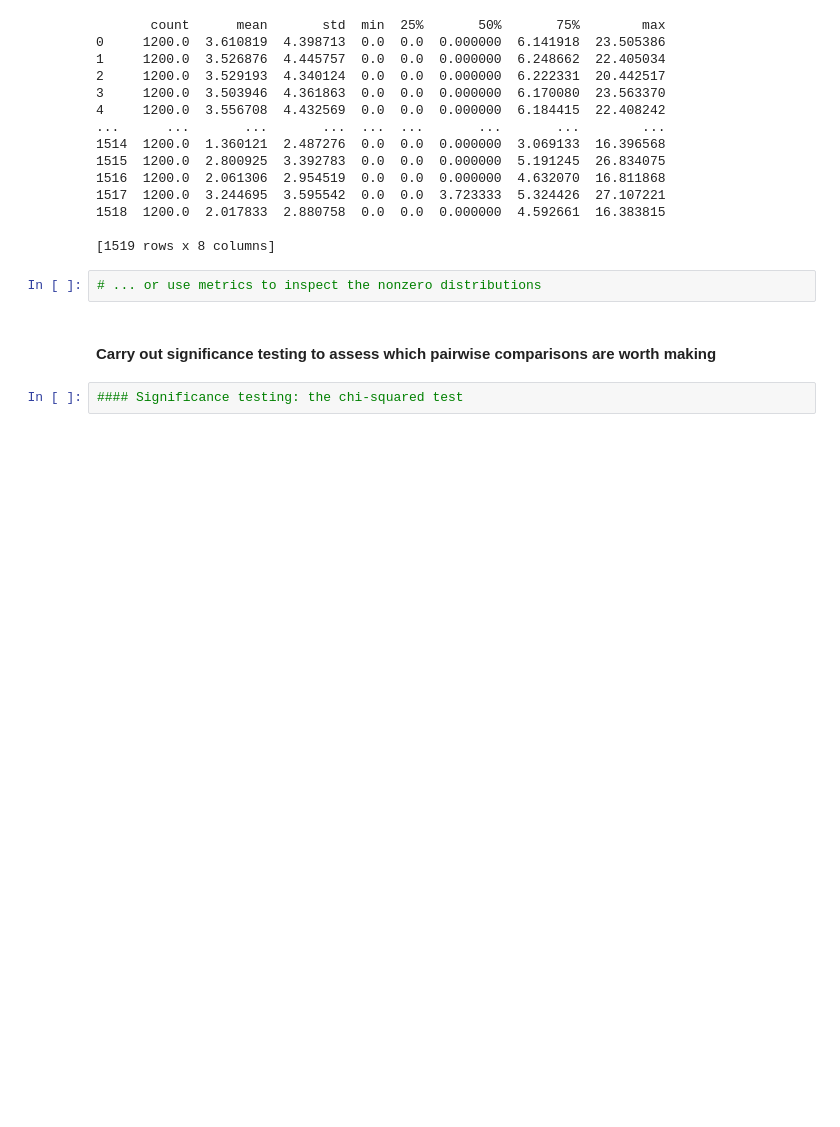
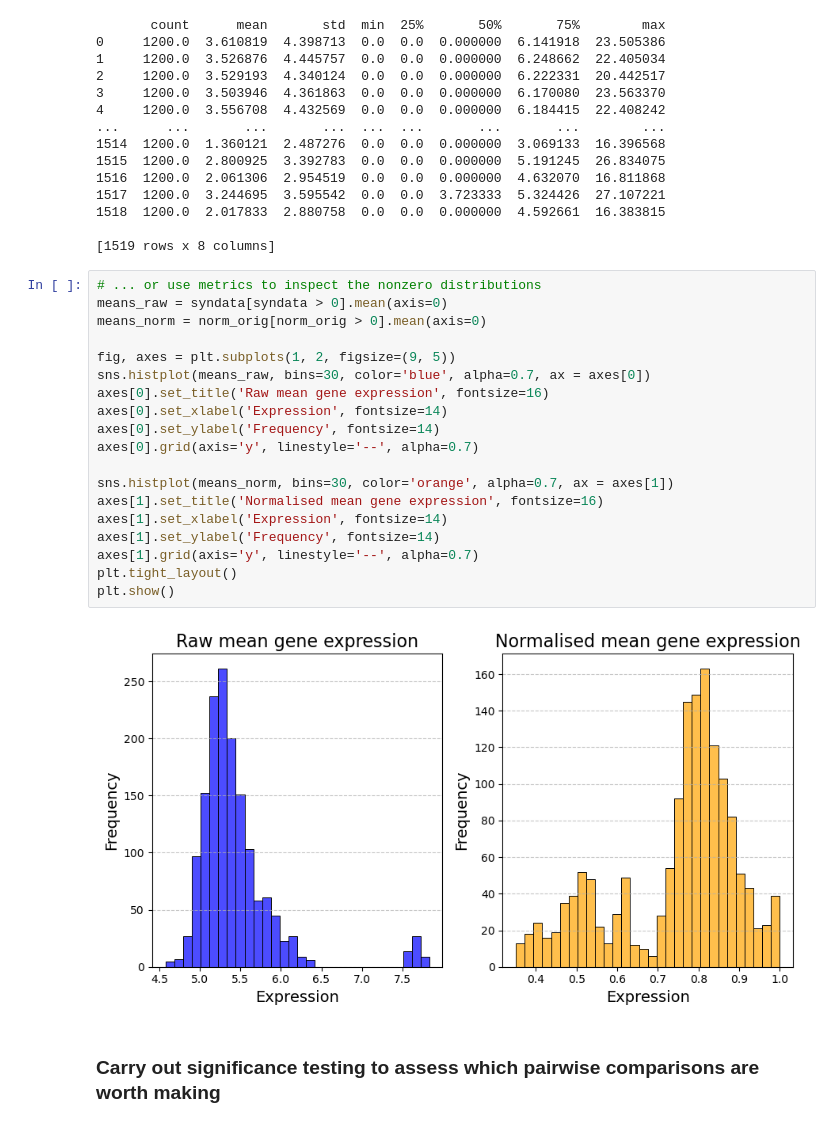
Before and after one commit to sgb67/ifw, a Jupyter notebook: bIFW_updated.ipynb, the cells around one changed output. Drawn from its saved outputs; the diff is of its cells as text; blank space fills up the shorter version.

```diff
--- a/bIFW_updated.ipynb
+++ b/bIFW_updated.ipynb
@@ -121,9 +119,26 @@ print(syndata.describe().T)
 1518  1200.0  2.017833  2.880758  0.0  0.0  0.000000  4.592661  16.383815
 
 [1519 rows x 8 columns]
-# %%
-# ... or use metrics to inspect the nonzero distributions
+# %%
+# ... or use metrics to inspect the nonzero distributions
+means_raw = syndata[syndata > 0].mean(axis=0)
+means_norm = norm_orig[norm_orig > 0].mean(axis=0)
+
+fig, axes = plt.subplots(1, 2, figsize=(9, 5))
+sns.histplot(means_raw, bins=30, color='blue', alpha=0.7, ax = axes[0])
+axes[0].set_title('Raw mean gene expression', fontsize=16)
+axes[0].set_xlabel('Expression', fontsize=14)
+axes[0].set_ylabel('Frequency', fontsize=14)
+axes[0].grid(axis='y', linestyle='--', alpha=0.7)
+
+sns.histplot(means_norm, bins=30, color='orange', alpha=0.7, ax = axes[1])
+axes[1].set_title('Normalised mean gene expression', fontsize=16)
+axes[1].set_xlabel('Expression', fontsize=14)
+axes[1].set_ylabel('Frequency', fontsize=14)
+axes[1].grid(axis='y', linestyle='--', alpha=0.7)
+plt.tight_layout()
+plt.show()
+# %% [output]
+[figure, added]
 # %% [markdown]
-#### Carry out significance testing to assess which pairwise comparisons are worth making
+### Carry out significance testing to assess which pairwise comparisons are worth making
-# %%
-#### Significance testing: the chi-squared test
```
Also changed, not shown: parts of 16 cells of this notebook, 1 other file.
